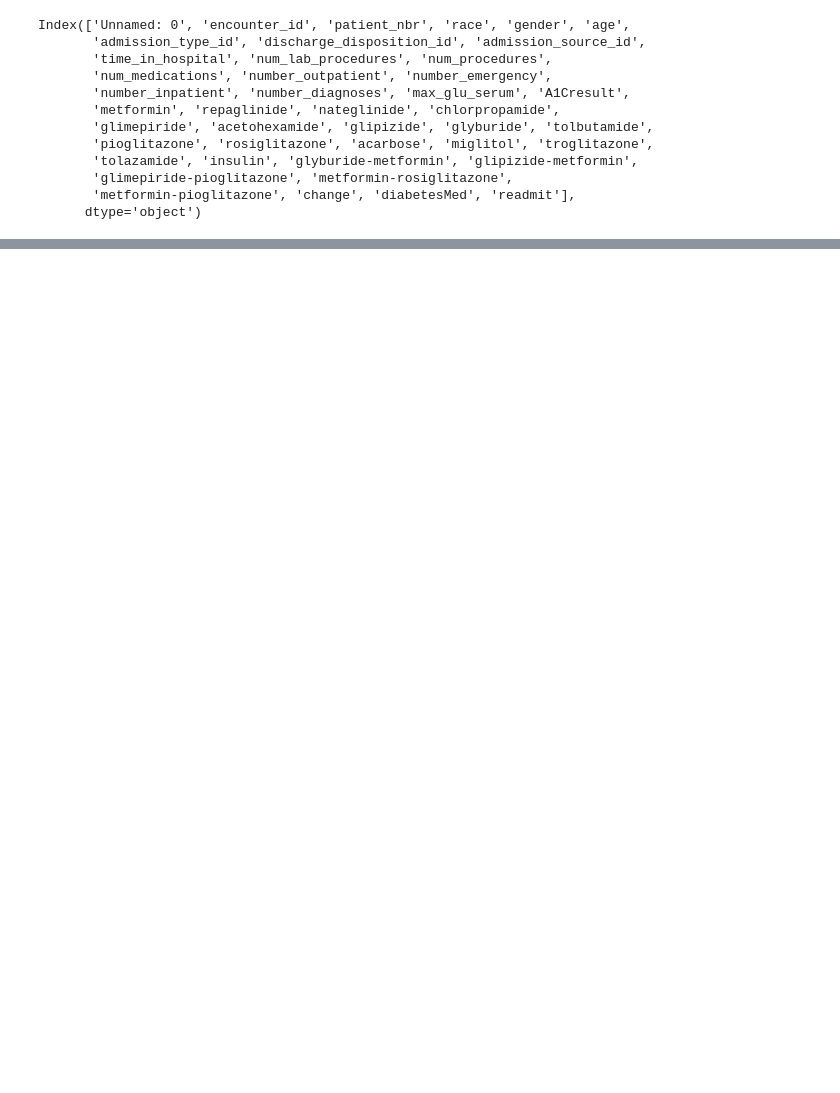
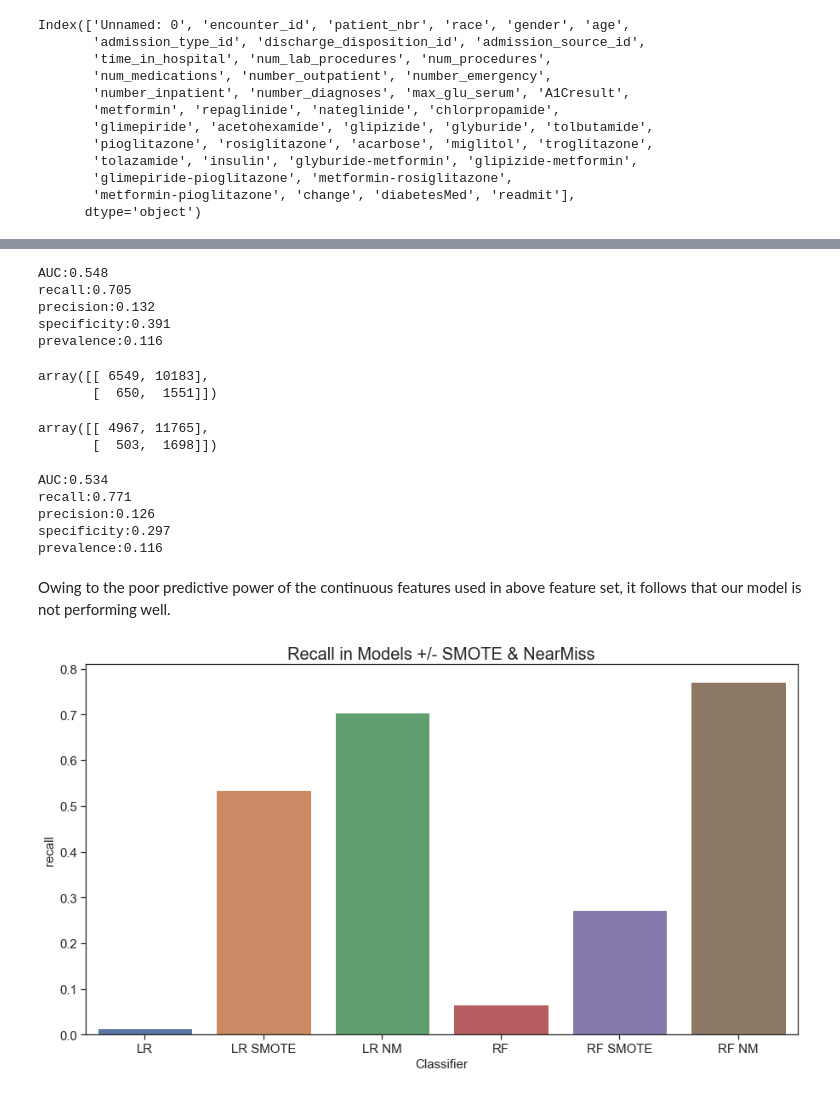
Before and after one commit to clstaub/Predicting_Hospital_Readmissions, a Jupyter notebook: Modeling.ipynb, the cells around one changed output, grey strips where cells are left out. Drawn from its saved outputs; the diff is of its cells as text; code cells hidden in the pictures; blank space fills up the shorter version.

Commit message:
model results

```diff
--- a/Modeling.ipynb
+++ b/Modeling.ipynb
@@ -37,0 +195,52 @@ Index(['Unnamed: 0', 'encounter_id', 'patient_nbr', 'race', 'gender', 'age',
+# %%
+lr3_auc, lr3_recall, lr3_precision, lr3_specificity, \
+    lr3_prevalence = print_report(y_test1, y_pred_lr3, 0.5)
+# %% [output]
+AUC:0.548
+recall:0.705
+precision:0.132
+specificity:0.391
+prevalence:0.116
+# %%
+confusion_matrix(y_test1, y_pred_lr3)
+# %% [output]
+array([[ 6549, 10183],
+       [  650,  1551]])
+# %%
+rf3 = RandomForestClassifier()
+rf3.fit(X_train_nm, y_train_nm)
+y_pred_rf3 = rf3.predict(X_test1)
+confusion_matrix(y_test1, y_pred_rf3)
+# %% [output]
+array([[ 4967, 11765],
+       [  503,  1698]])
+# %%
+rf3_auc, rf3_recall, rf3_precision, rf3_specificity, \
+    rf3_prevalence = print_report(y_test1, y_pred_rf3, 0.5)
+# %% [output]
+AUC:0.534
+recall:0.771
+precision:0.126
+specificity:0.297
+prevalence:0.116
+# %% [markdown]
+Owing to the poor predictive power of the continuous features used in above feature set, it follows that our model is not performing well.
+# %%
+results = pd.DataFrame({'classifier':['LR','LR SMOTE','LR NM','RF', 'RF SMOTE', 'RF NM'],
+                       'auc':[lr1_auc, lr2_auc,lr3_auc, rf1_auc, rf2_auc, rf3_auc],
+                       'recall':[lr1_recall, lr2_recall, lr3_recall, rf1_recall, rf2_recall, rf3_recall],
+                       'precision':[lr1_precision, lr2_precision, lr3_precision,  rf1_precision, rf2_precision, rf3_precision],
+                       'specificity':[lr1_specificity, lr2_specificity, lr3_specificity, rf1_specificity, rf2_specificity, rf3_specificity]
+                       })
+plt.figure(figsize=(15,8))
+ax = sns.barplot(x="classifier", y="recall", data=results)
+ax.set_xlabel('Classifier',fontsize = 15)
+ax.set_ylabel('recall', fontsize = 15)
+ax.tick_params(labelsize=15)
+ax.set_title('Recall in Models +/- SMOTE & NearMiss',fontsize=20)
+
+# Put the legend out of the figure
+# plt.legend(bbox_to_anchor=(1.05, 1), loc=2, borderaxespad=0., fontsize = 15)
+plt.show()
+# %% [output]
+[figure, added]
```
Also changed, not shown: parts of 27 cells of this notebook, 4 other files.
